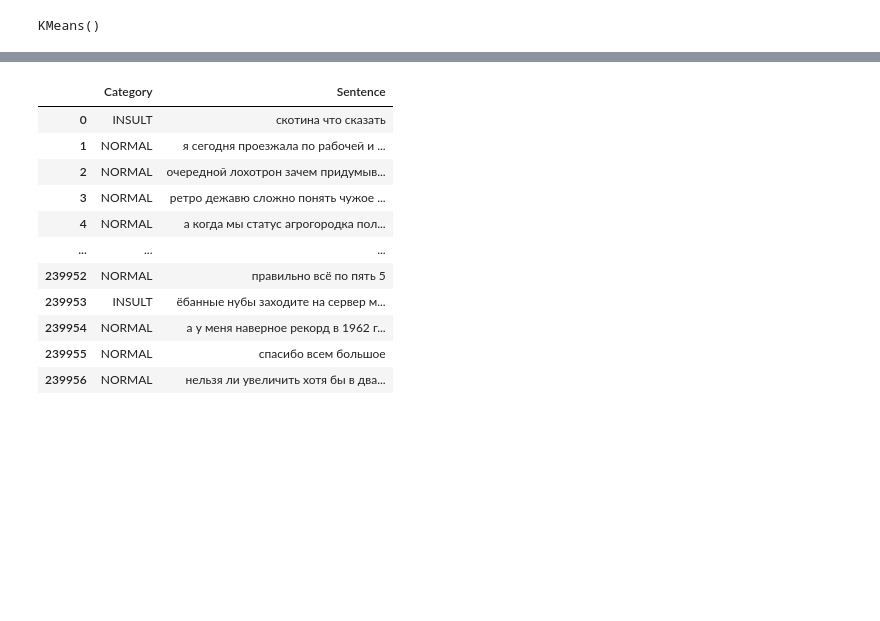
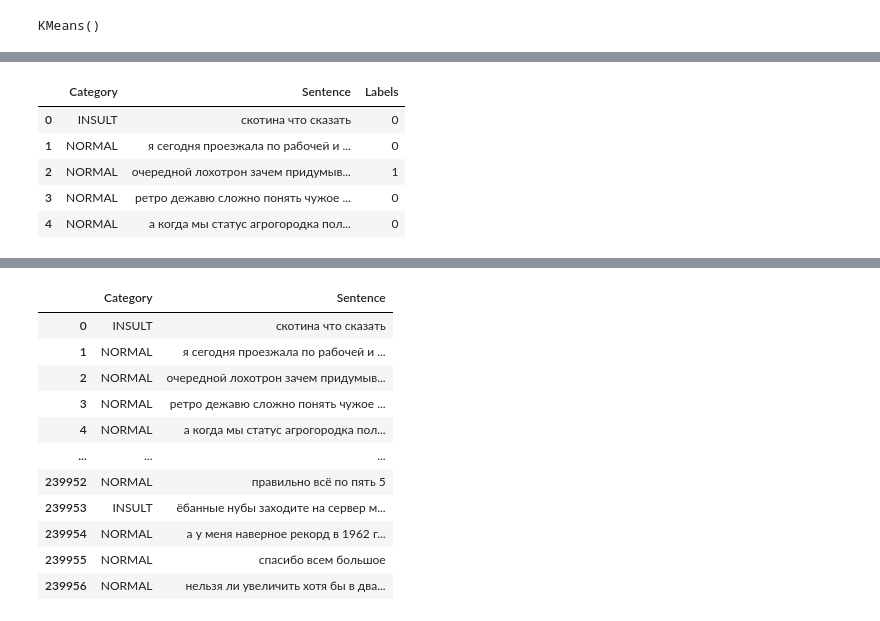
Before and after one commit to ignatovskiy/Data_Satanism, a Jupyter notebook: lab2_nlp/lab2_nlp.ipynb, the cells around one changed output, grey strips where cells are left out. Cells and saved outputs as stored; diff of their text form; code cells hidden in the pictures; blank space fills up the shorter version.

```diff
--- a/lab2_nlp/lab2_nlp.ipynb
+++ b/lab2_nlp/lab2_nlp.ipynb
@@ -189,0 +178,9 @@ pd.Series(models_kmeans.labels_).hist()
+# %%
+data.head()
+# %% [output]
+|  | Category | Sentence | Labels |
+| 0 | INSULT | скотина что сказать | 0 |
+| 1 | NORMAL | я сегодня проезжала по рабочей и ... | 0 |
+| 2 | NORMAL | очередной лохотрон зачем придумыв... | 1 |
+| 3 | NORMAL | ретро дежавю сложно понять чужое ... | 0 |
+| 4 | NORMAL | а когда мы статус агрогородка пол... | 0 |
```
Also changed, not shown: parts of 56 cells of this notebook.
